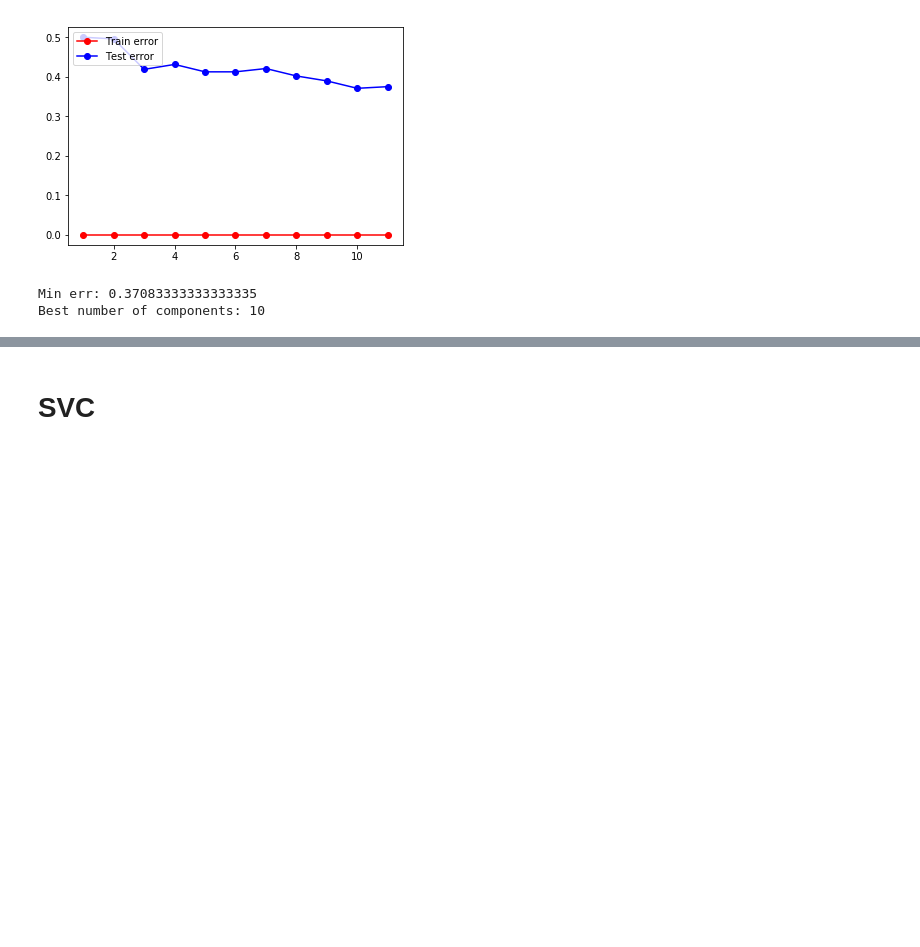
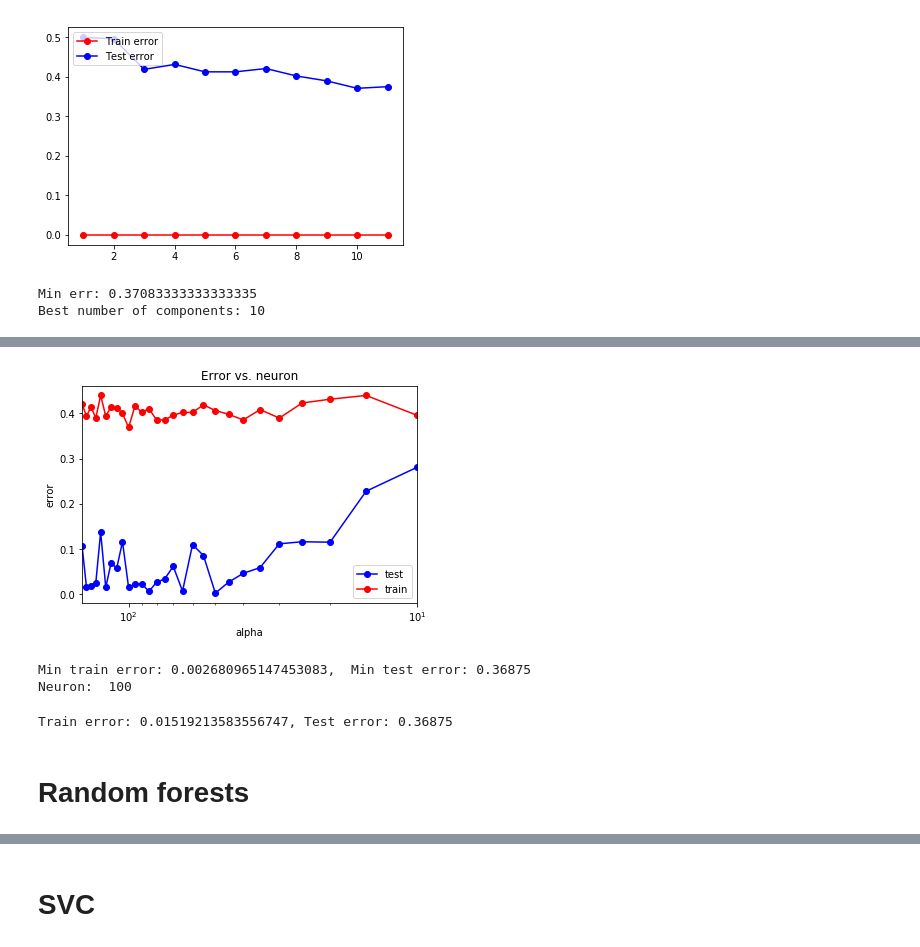
Before and after one commit to JaneMor/Wine, a Jupyter notebook: Red-winequality.ipynb, the cells around one changed output, grey strips where cells are left out. Saved outputs shown, nothing was run; the diff lists cells and outputs as text; code cells hidden in the pictures; blank space fills up the shorter version.

```diff
--- a/Red-winequality.ipynb
+++ b/Red-winequality.ipynb
@@ -882,0 +955,47 @@ Best number of components: 10
+# %%
+neurons_arr = np.arange(10,150, 5)
+test_err = []
+train_err = []
+for neuron in neurons_arr:
+    mlp_model = MLPClassifier(alpha = alpha_opt, hidden_layer_sizes = (neuron, 50),
+                              solver = 'lbfgs', activation = 'logistic', random_state = 42)
+    mlp_model.fit(X_train, y_train)
+
+    y_train_pred = mlp_model.predict(X_train)
+    y_test_pred = mlp_model.predict(X_test)
+    train_err.append(np.mean(y_train != y_train_pred))
+    test_err.append(np.mean(y_test != y_test_pred))
+# %%
+plt.semilogx(neurons_arr, train_err, 'b-o', label = 'test')
+plt.semilogx(neurons_arr, test_err, 'r-o', label = 'train')
+plt.xlim([np.max(neurons_arr), np.min(neurons_arr)])
+plt.title('Error vs. neuron')
+plt.xlabel('alpha')
+plt.ylabel('error')
+plt.legend()
+pass
+# %% [output]
+[figure, added]
+# %%
+min_train_err = np.min(train_err)
+min_test_err = np.min(test_err)
+neuron_opt = neurons_arr[test_err == min_test_err][0]
+
+print('Min train error: {}, \tMin test error: {}'.format(min_train_err, min_test_err))
+print('Neuron: ', neuron_opt)
+# %% [output]
+Min train error: 0.002680965147453083,  Min test error: 0.36875
+Neuron:  100
+# %%
+mlp_model = MLPClassifier(alpha = alpha_opt, hidden_layer_sizes = (neuron_opt, 50),
+                          solver = 'lbfgs', activation = 'logistic', random_state = 42)
+mlp_model.fit(X_train, y_train)
+
+y_train_pred = mlp_model.predict(X_train)
+y_test_pred = mlp_model.predict(X_test)
+
+print('Train error: {}, Test error: {}'.format(np.mean(y_train != y_train_pred), np.mean(y_test != y_test_pred)))
+# %% [output]
+Train error: 0.01519213583556747, Test error: 0.36875
+# %% [markdown]
+# Random forests
```
Also changed, not shown: parts of 20 cells of this notebook, 1 other file.
